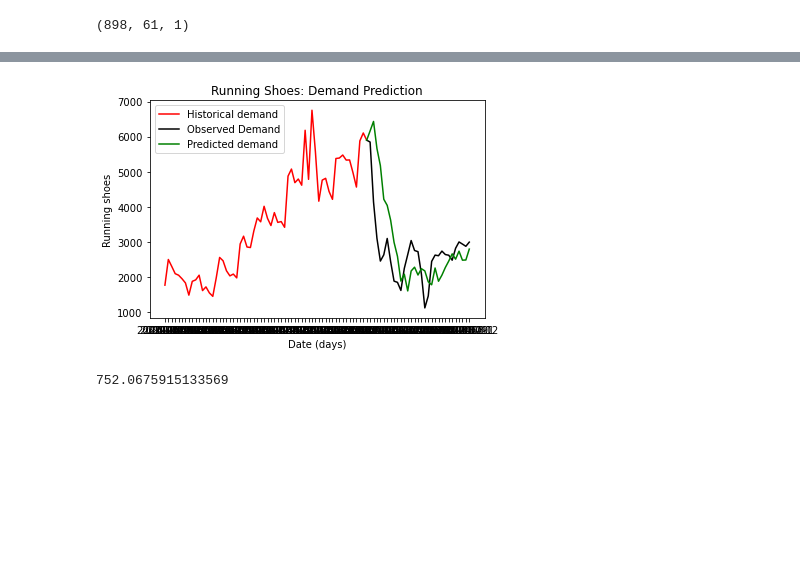
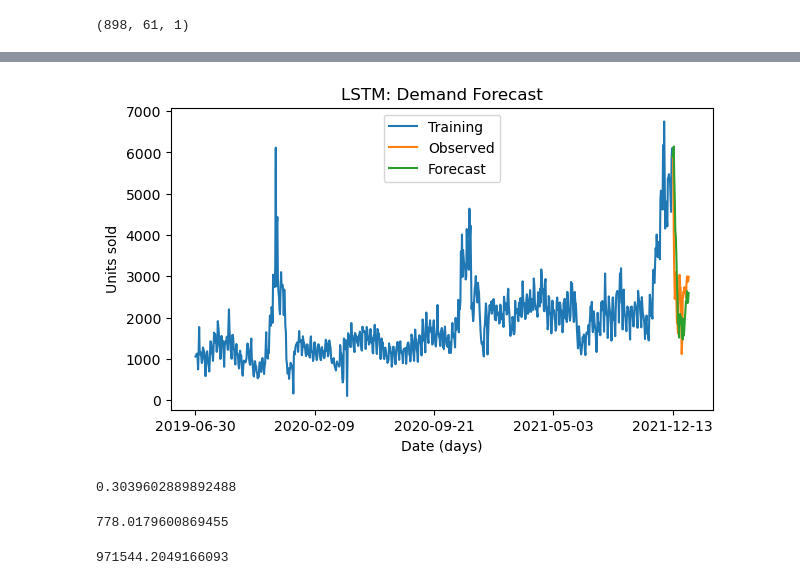
Before and after one commit to joao-l-rossi/E-commerce-Demand-Prediction, a Jupyter notebook: Model_selection/ModelSelection_LSTM.ipynb, the cells around one changed output, grey strips where cells are left out. Cells and saved outputs as stored; diff of their text form; code cells hidden in the pictures; blank space fills up the shorter version.

```diff
--- a/Model_selection/ModelSelection_LSTM.ipynb
+++ b/Model_selection/ModelSelection_LSTM.ipynb
@@ -11,5 +12,5 @@ from sklearn.model_selection import train_test_split
 # %%
-df = pd.read_csv("Daily_running_shoes_supervised.csv", index_col = "Date")
+df = pd.read_csv("Daily_all_supervised.csv", index_col = "Date")
 # %%
 df.head(5)
 # %% [output]
@@ -60,6 +61,9 @@ regressor.add(Dropout(0.2))
 regressor.add(LSTM(units = 50))
 regressor.add(Dropout(0.2))
 
+regressor.add(Dense(units = 50))
+regressor.add(Dense(units = 50))
+
 regressor.add(Dense(units = 1))
 
 regressor.compile(optimizer = 'adam', loss = 'mean_squared_error')
@@ -90,20 +94,26 @@ X_test = np.reshape(X_test, (X_test.shape[0], X_test.shape[1], 1))
 pred_demand = regressor.predict(X_test)
 pred_demand = scaler.inverse_transform(pred_demand)
 # %%
-historical_demand = pd.DataFrame(df_train["Target_Tplus1"], index = df_train.index).tail(60)
+historical_demand = pd.DataFrame(df_train["Target_Tplus1"], index = df_train.index)#.tail(60)
 pred_demand = pd.DataFrame(pred_demand, index = df_test.index, columns=["Target_Tplus1"])
 obs_demand = pd.DataFrame(y_test, index = df_test.index,columns=["Target_Tplus1"])
 # %%
 pred_demand = pd.concat([historical_demand.tail(1), pred_demand])
 obs_demand = pd.concat([historical_demand.tail(1), obs_demand])
 # %%
-plt.plot(historical_demand, color = 'red', label = 'Historical demand')
-plt.plot(obs_demand, color = 'black', label = 'Observed Demand')
-plt.plot(pred_demand, color = 'green', label = 'Predicted demand')
-plt.title('Running Shoes: Demand Prediction')
+n = len(df_train)
+ticks = [0,int(n/4), int((n*2)/4), int((n*3)/4), n-1]
+labels = list(df_train.iloc[ticks].index)
+
+plt.figure(figsize=(7,4), dpi=100)
+plt.plot(historical_demand, label = 'Training')
+plt.plot(obs_demand, label = 'Observed')
+plt.plot(pred_demand, label = 'Forecast')
+plt.xticks(ticks, labels)
+plt.title('LSTM: Demand Forecast')
 plt.xlabel('Date (days)')
-plt.ylabel('Running shoes')
+plt.ylabel('Units sold')
 plt.legend()
 plt.show()
 # %% [output]
-[figure, old version]
+[figure, new version]
@@ -112,4 +120,12 @@ from sklearn.metrics import mean_absolute_error
+# %%
+mean_absolute_percentage_error(obs_demand, pred_demand)
+# %% [output]
+0.3039602889892488
 # %%
 mean_absolute_error(obs_demand, pred_demand)
 # %% [output]
-752.0675915133569
+778.0179600869455
+# %%
+mean_squared_error(obs_demand, pred_demand)
+# %% [output]
+971544.2049166093
```
Also changed, not shown: parts of 3 cells of this notebook, 16 other files.
